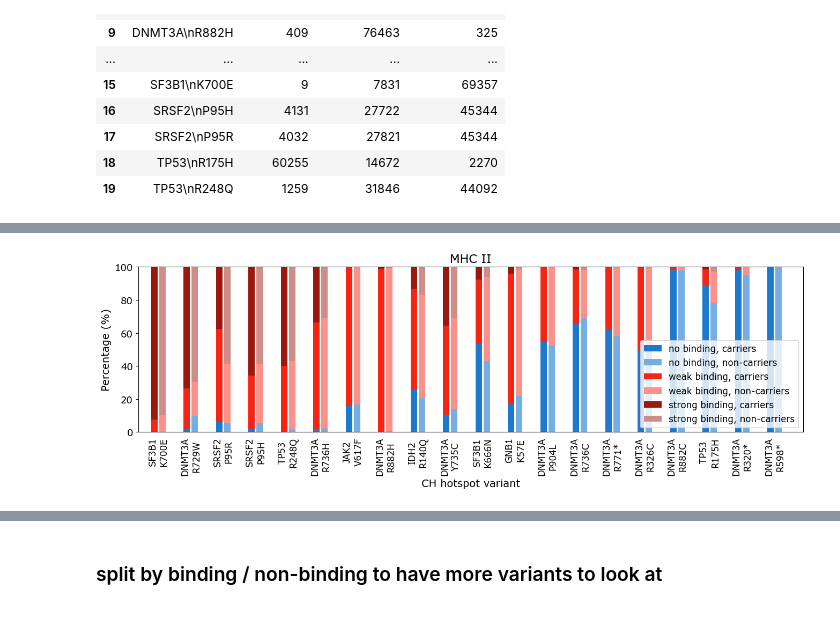
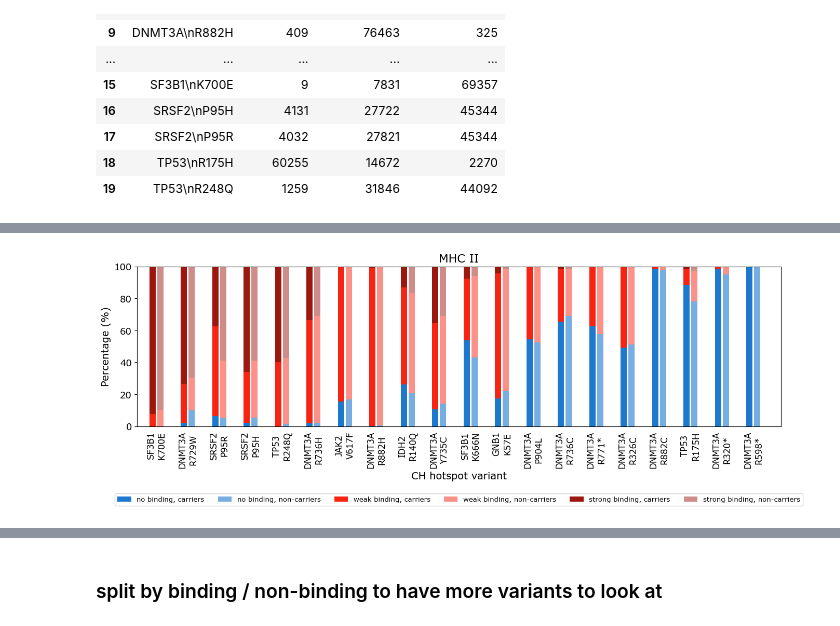
Before and after one commit to bw11061122/NST_SysBio_PartIII_CH, a Jupyter notebook: figure 8/reproduce_figure8_MHCII.ipynb, the cells around one changed output, grey strips where cells are left out. Drawn from its saved outputs; the diff is of its cells as text; code cells hidden in the pictures.

```diff
--- a/figure 8/reproduce_figure8_MHCII.ipynb
+++ b/figure 8/reproduce_figure8_MHCII.ipynb
@@ -47,15 +47,6 @@ from myfunctions import transform_format
 # %% [output]
 Intel MKL WARNING: Support of Intel(R) Streaming SIMD Extensions 4.2 (Intel(R) SSE4.2) enabled only processors has been deprecated. Intel oneAPI Math Kernel Library 2025.0 will require Intel(R) Advanc ...
 Intel MKL WARNING: Support of Intel(R) Streaming SIMD Extensions 4.2 (Intel(R) SSE4.2) enabled only processors has been deprecated. Intel oneAPI Math Kernel Library 2025.0 will require Intel(R) Advanc ...
-# %%
-
-axisfont=11
-titlefont=20
-subtitlefont = 15
-axislabelfont=12
-legendfont = 11
-tpfont = 12
-plt.rcParams.update({'font.sans-serif':'Verdaa'})
 # %%
 
 timestr = time.strftime("%Y%m%d") # get current date
@@ -1592,24 +1428,3 @@ order_all
  'TP53\nR175H',
  'DNMT3A\nR320*',
  'DNMT3A\nR598*']
-# %%
-# plot scores
-plt.figure(figsize = (16,4))
-sns.stripplot(x = 'gene_var2', y = 'score', data = scores_each_var_df, color = '#df620b', alpha = 0.4, size = 4, order = order_all)
-
-# add thresholds
-plt.axhline(y=-1*np.log10(1), color='#a20461', linestyle='--', label='strong binding')
-plt.axhline(y=-1*np.log10(5), color='black', linestyle='--', label='weak binding')
-
-for i, var in enumerate(order_all):
-    median = scores_each_var_df[scores_each_var_df['gene_var2']==var].score.median()
-    plt.text(i, median, '--',  ha='center', va='center', fontsize = 40, color = '#c85809')
-
-plt.ylim(-2.5, 3.5)
-plt.xticks(rotation=90, fontsize = 12)
-plt.yticks(fontsize = 13)
-plt.xlabel('CH hotspot variant carried', fontsize = 14)
-plt.ylabel(r'$\log_{10}$(min %EL rank)', fontsize = 14)
-plt.title('MHC II', fontsize = 16)
-plt.legend(title = 'NetMHCpanII threshold', loc = 'upper right', fontsize = 13, title_fontsize = 14)
-plt.savefig(f'/Users/barbarawalkowiak/Desktop/msc_thesis/project_report/figures_v2/figure3/{timestr}/{timestr}_variant_pres_scores_all_ukbb.pdf', bbox_inches='tight')
@@ -1839,36 +1556,36 @@ bar_width = 0.4
 # %%
 
 # Plotting
 colors1 = ['#1c79cd', '#f72313', '#9c180e']
 colors2 = ['#76aee1', '#fb9189', '#ce8d88']
 
 plt.figure(figsize = (16, 4))
 
 for i, var in enumerate(order_all):
 
     plt.bar(2*i, stacked_df_carriers[stacked_df_carriers['gene_var2']==var]['no binding'], color=colors1[0], width=bar_width, label='no binding, carriers' if i == 0 else None)
     plt.bar(2*i+0.5, stacked_df_noncarriers[stacked_df_noncarriers['gene_var2']==var]['no binding'], color=colors2[0], width=bar_width, label='no binding, non-carriers' if i == 0 else None)
 
     plt.bar(2*i, stacked_df_carriers[stacked_df_carriers['gene_var2']==var]['weak binding'], color=colors1[1], width=bar_width, label='weak binding, carriers' if i == 0 else None, bottom=stacked_df_carriers[stacked_df_carriers['gene_var2']==var]['no binding'])
     plt.bar(2*i+0.5, stacked_df_noncarriers[stacked_df_noncarriers['gene_var2']==var]['weak binding'], color=colors2[1], width=bar_width, label='weak binding, non-carriers' if i == 0 else None, bottom=stacked_df_noncarriers[stacked_df_noncarriers['gene_var2']==var]['no binding'])
 
     plt.bar(2*i, stacked_df_carriers[stacked_df_carriers['gene_var2']==var]['strong binding'], color=colors1[2], width=bar_width, label='strong binding, carriers' if i == 0 else None, bottom=stacked_df_carriers[stacked_df_carriers['gene_var2']==var]['no binding']+stacked_df_carriers[stacked_df_carriers['gene_var2']==var]['weak binding'])
     plt.bar(2*i+0.5, stacked_df_noncarriers[stacked_df_noncarriers['gene_var2']==var]['strong binding'], color=colors2[2], width=bar_width, label='strong binding, non-carriers' if i == 0 else None, bottom=stacked_df_noncarriers[stacked_df_noncarriers['gene_var2']==var]['no binding']+stacked_df_noncarriers[stacked_df_noncarriers['gene_var2']==var]['weak binding'])
 
 plt.xlim(-1, 2*i+2)
 order_all2 = [item for item in order_all for _ in range(2)]
 tick_positions = [tick + 0.25 if i % 2 == 0 else tick for i, tick in enumerate(range(len(order_all) * 2))]
 tick_labels = [f'{var}' if i % 2 == 0 else '' for i, var in enumerate(order_all2)]
 plt.xticks(tick_positions, tick_labels, rotation=90, fontsize = 12)
 plt.yticks(fontsize = 13)
 plt.xlabel('CH hotspot variant', fontsize = 14)
 plt.ylabel('Percentage (%)', fontsize = 14)
 plt.title('MHC II', fontsize = 16)
-plt.legend(loc = 'lower right', fontsize = 12)
+plt.legend(bbox_to_anchor=(0.5, -0.4), loc='upper center', ncol = 6, fontsize = 9.5)
 plt.tick_params(left = True, bottom = False)
-plt.savefig(f'/Users/barbarawalkowiak/Desktop/msc_thesis/project_report/figures_v2/figure3/{timestr}/{timestr}_method_UKBB_{param}_percentages_by_threshold.pdf', bbox_inches='tight')
+plt.savefig(f'/Users/barbarawalkowiak/Desktop/msc_thesis/project_report/folders_for_git/figure 8/8b_UKBB_{param}_percentages_by_threshold_mhcii.pdf', bbox_inches='tight')
 # %% [output]
-[figure, old version]
+[figure, new version]
 # %%
 # look at VAF scores for cases where you have both binding and no binding
 ch_all_el_rank_log_labels = ch_hla_merge_sub_all[ch_hla_merge_sub_all['gene_var2'].isin(order)]
```
Also changed, not shown: parts of 32 cells of this notebook.
